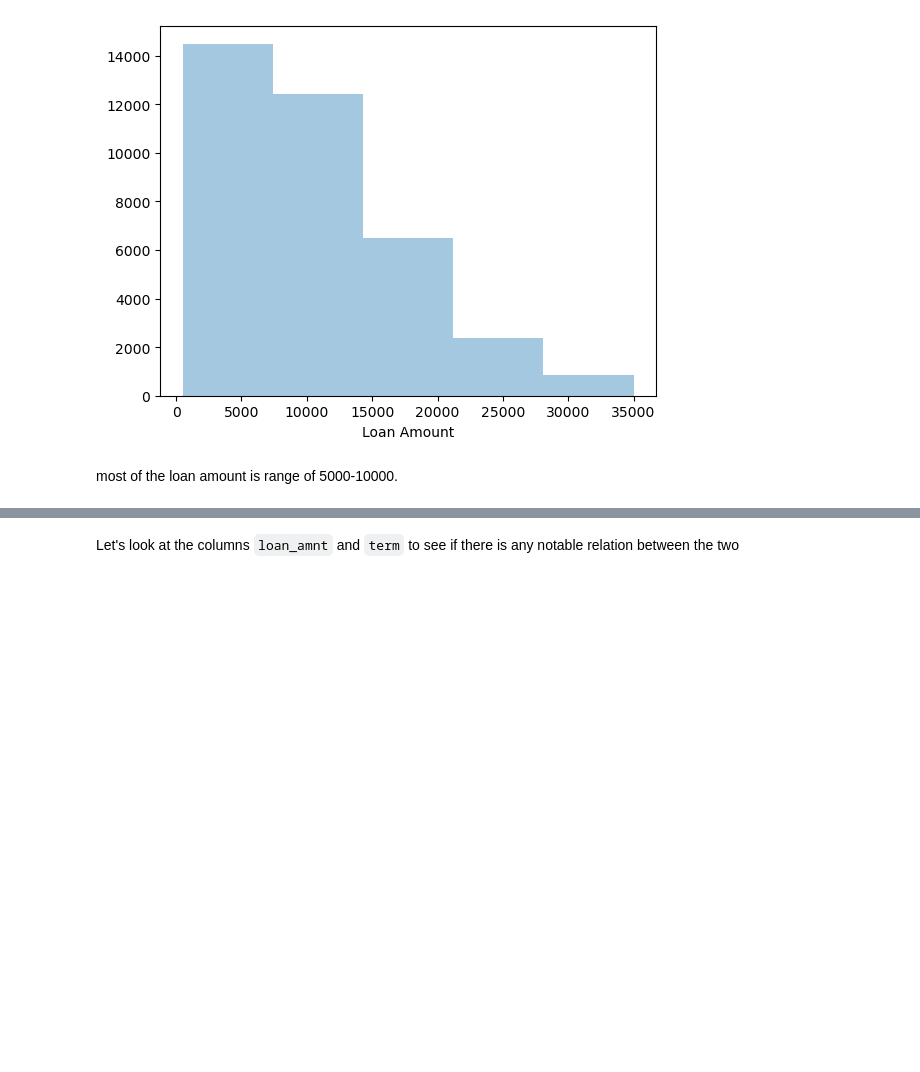
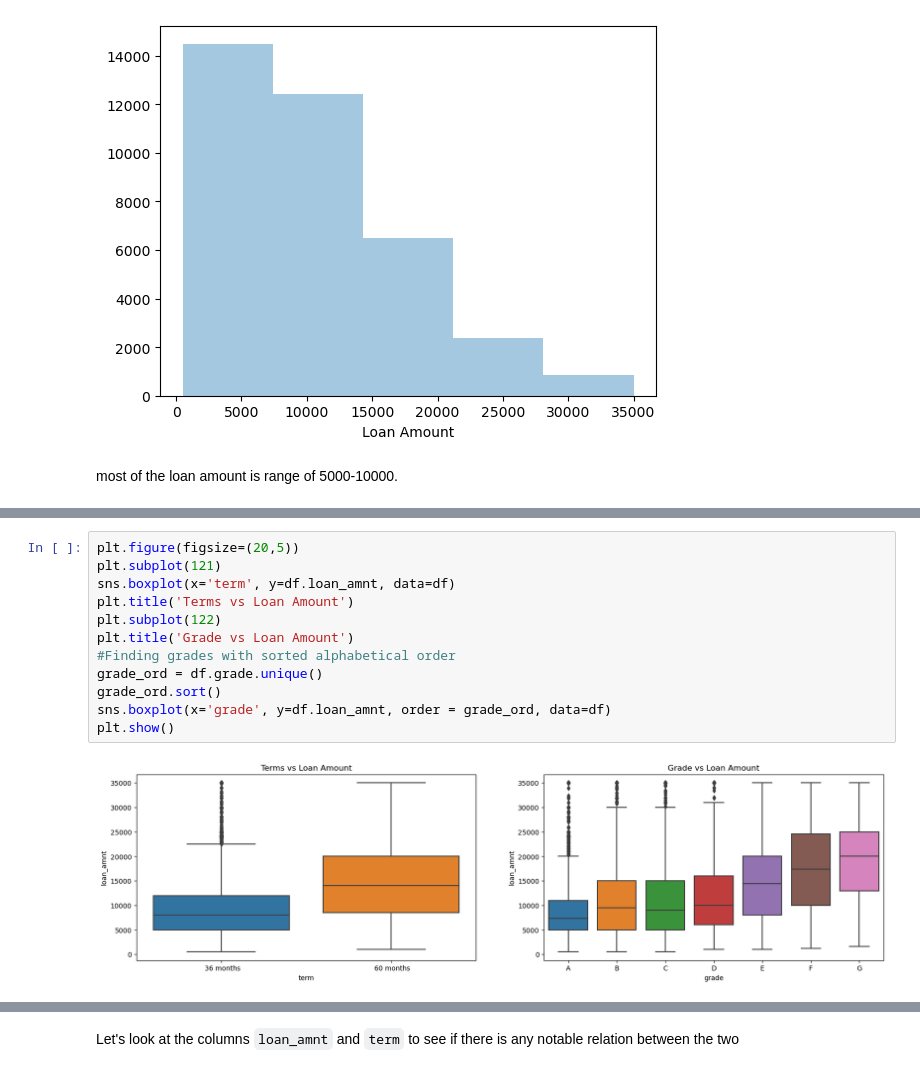
Before and after one commit to howxl/Lending-Club_Case-Study, a Jupyter notebook: LendingClubCaseStudy.ipynb, the cells around one changed output, grey strips where cells are left out. Cells and saved outputs as stored; diff of their text form; blank space fills up the shorter version.

```diff
--- a/LendingClubCaseStudy.ipynb
+++ b/LendingClubCaseStudy.ipynb
@@ -446,0 +475,14 @@ most of the loan amount is range of 5000-10000.
+# %%
+plt.figure(figsize=(20,5))
+plt.subplot(121)
+sns.boxplot(x='term', y=df.loan_amnt, data=df)
+plt.title('Terms vs Loan Amount')
+plt.subplot(122)
+plt.title('Grade vs Loan Amount')
+#Finding grades with sorted alphabetical order
+grade_ord = df.grade.unique()
+grade_ord.sort()
+sns.boxplot(x='grade', y=df.loan_amnt, order = grade_ord, data=df)
+plt.show()
+# %% [output]
+[figure, added]
```
Also changed, not shown: parts of 23 cells of this notebook, 1 other file.
